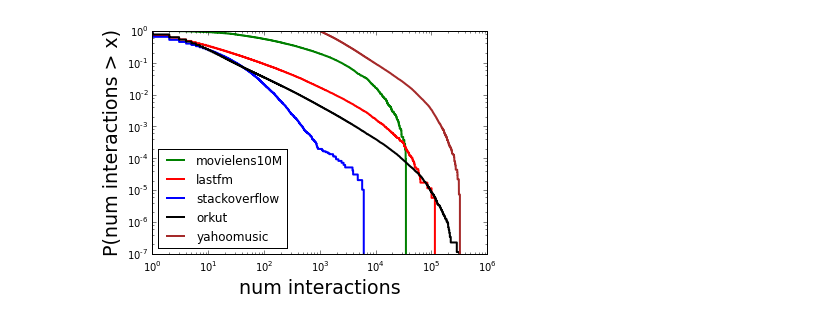
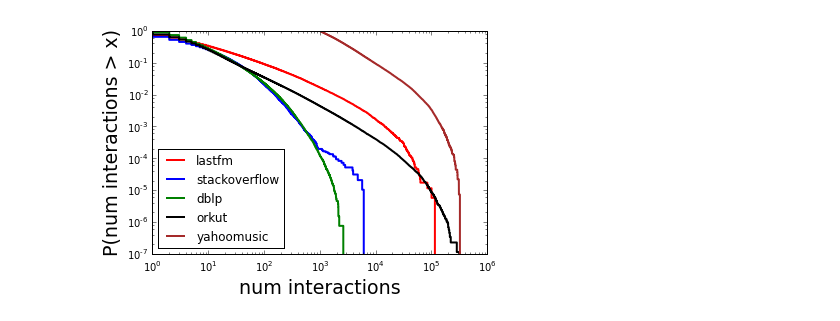
Before and after one commit to sscdotopen/puppiesandponies, a Jupyter notebook: notebooks/degree_distributions.ipynb, the cells around one changed output. Drawn from its saved outputs; the diff is of its cells as text; code cells hidden in the pictures.

```diff
--- a/notebooks/degree_distributions.ipynb
+++ b/notebooks/degree_distributions.ipynb
@@ -10,28 +10,33 @@ labelsize = 19
 legendfontsize = 12
 # %%
 #degrees_movielens1M = np.recfromcsv(data_dir  + 'movielens1M_itemdegrees.tsv', delimiter='\t', names=['degree'])['degree']
-degrees_movielens10M = np.recfromcsv(data_dir  + 'movielens10M_itemdegrees.tsv', delimiter='\t', names=['degree'])['degree']
+#degrees_movielens10M = np.recfromcsv(data_dir  + 'movielens10M_itemdegrees.tsv', delimiter='\t', names=['degree'])['degree']
+
 degrees_lastfm = np.recfromcsv(data_dir  + 'lastfm_itemdegrees.tsv', delimiter='\t', names=['degree'])['degree']
 degrees_stackoverflow = np.recfromcsv(data_dir  + 'stackoverflow_itemdegrees.tsv', delimiter='\t', names=['degree'])['degree']
+degrees_dblp = np.recfromcsv(data_dir  + 'dblp_itemdegrees.tsv', delimiter='\t', names=['degree'])['degree']
+
 #degrees_millionsongs = np.recfromcsv(data_dir  + 'millionsongs_itemdegrees.tsv', delimiter='\t', names=['degree'])['degree']
 degrees_orkut = np.recfromcsv(data_dir  + 'orkut_itemdegrees.tsv', delimiter='\t', names=['degree'])['degree']
 degrees_yahoomusic = np.recfromcsv(data_dir  + 'yahoomusic_itemdegrees.tsv', delimiter='\t', names=['degree'])['degree']
 
 #cdf_movielens1M, = plt.step(degrees_movielens1M[::-1], np.arange(len(degrees_movielens1M)) / float(len(degrees_movielens1M)), linewidth='2')
-cdf_movielens10M, = plt.step(degrees_movielens10M[::-1], np.arange(len(degrees_movielens10M)) / float(len(degrees_movielens10M)), linewidth='2', color='green')
+#cdf_movielens10M, = plt.step(degrees_movielens10M[::-1], np.arange(len(degrees_movielens10M)) / float(len(degrees_movielens10M)), linewidth='2', color='green')
 cdf_lastfm, = plt.step(degrees_lastfm[::-1], np.arange(len(degrees_lastfm)) / float(len(degrees_lastfm)), linewidth='2', color='red')
 cdf_stackoverflow, = plt.step(degrees_stackoverflow[::-1], np.arange(len(degrees_stackoverflow)) / float(len(degrees_stackoverflow)), linewidth='2', color='blue')
+cdf_dblp, = plt.step(degrees_dblp[::-1], np.arange(len(degrees_dblp)) / float(len(degrees_dblp)), linewidth='2', color='green')
 #cdf_millionsongs, = plt.step(degrees_millionsongs[::-1], np.arange(len(degrees_millionsongs)) / float(len(degrees_millionsongs)), linewidth='2')
 cdf_orkut, = plt.step(degrees_orkut[::-1], np.arange(len(degrees_orkut)) / float(len(degrees_orkut)), linewidth='2', color='black')
 cdf_yahoomusic, = plt.step(degrees_yahoomusic[::-1], np.arange(len(degrees_yahoomusic)) / float(len(degrees_yahoomusic)), linewidth='2', color='brown')
 
 
 plt.yscale('log')
 plt.xscale('log')
 plt.xlabel('num interactions', fontsize=labelsize)
 plt.ylabel('P(num interactions > x)', fontsize=labelsize)
-plt.legend([cdf_movielens10M, cdf_lastfm, cdf_stackoverflow, cdf_orkut, cdf_yahoomusic], ['movielens10M', 'lastfm', 'stackoverflow', 'orkut', 'yahoomusic'], loc='lower left', fontsize=legendfontsize)
+#plt.legend([cdf_movielens10M, cdf_lastfm, cdf_stackoverflow, cdf_orkut, cdf_yahoomusic], ['movielens10M', 'lastfm', 'stackoverflow', 'orkut', 'yahoomusic'], loc='lower left', fontsize=legendfontsize)
+plt.legend([cdf_lastfm, cdf_stackoverflow, cdf_dblp, cdf_orkut, cdf_yahoomusic], ['lastfm', 'stackoverflow', 'dblp', 'orkut', 'yahoomusic'], loc='lower left', fontsize=legendfontsize)
 plt.savefig(figure_dir + 'degreedistributions.pdf', dpi=300, format='pdf', bbox_inches='tight')
 plt.show()
 # %% [output]
-[figure, old version]
+[figure, new version]
```
Also changed, not shown: 17 other files.
